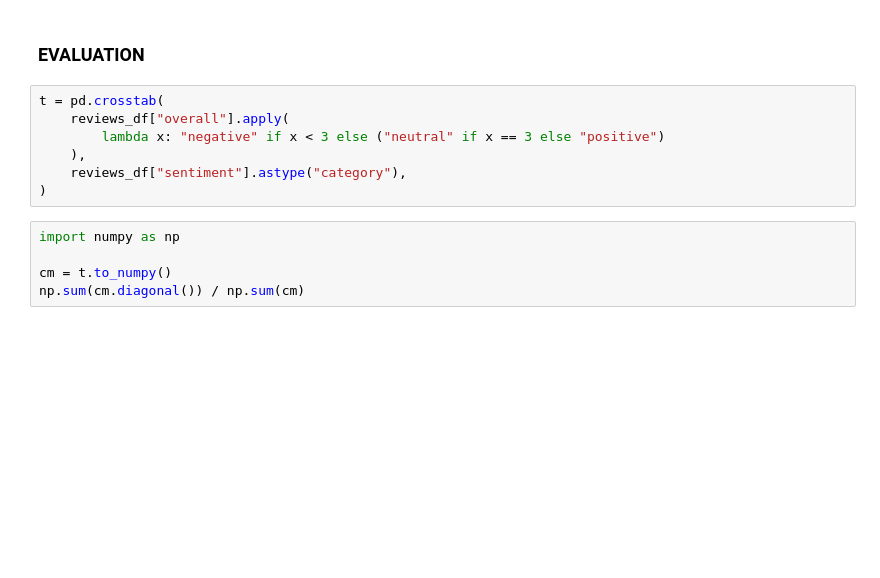
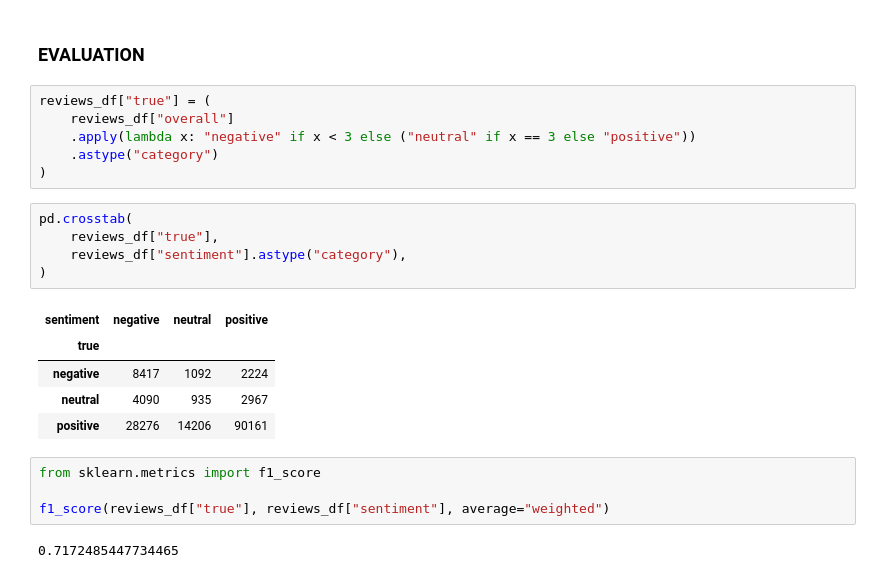
Before and after one commit to saiteki-kai/amazon-reviews, a Jupyter notebook: notebooks/05_asum.ipynb, the cells around one changed output. Saved outputs shown, nothing was run; the diff lists cells and outputs as text; blank space fills up the shorter version.

```diff
--- a/notebooks/05_asum.ipynb
+++ b/notebooks/05_asum.ipynb
@@ -574,14 +625,25 @@ fig.tight_layout()
 # %% [markdown]
 ### EVALUATION
 # %%
-t = pd.crosstab(
-    reviews_df["overall"].apply(
-        lambda x: "negative" if x < 3 else ("neutral" if x == 3 else "positive")
-    ),
-    reviews_df["sentiment"].astype("category"),
+reviews_df["true"] = (
+    reviews_df["overall"]
+    .apply(lambda x: "negative" if x < 3 else ("neutral" if x == 3 else "positive"))
+    .astype("category")
 )
-# %%
-import numpy as np
-
-cm = t.to_numpy()
-np.sum(cm.diagonal()) / np.sum(cm)
+# %%
+pd.crosstab(
+    reviews_df["true"],
+    reviews_df["sentiment"].astype("category"),
+)
+# %% [output]
+| sentiment | negative | neutral | positive |
+| true |  |  |  |
+| negative | 8417 | 1092 | 2224 |
+| neutral | 4090 | 935 | 2967 |
+| positive | 28276 | 14206 | 90161 |
+# %%
+from sklearn.metrics import f1_score
+
+f1_score(reviews_df["true"], reviews_df["sentiment"], average="weighted")
+# %% [output]
+0.7172485447734465
```
Also changed, not shown: parts of 30 cells of this notebook, 1 other file.
